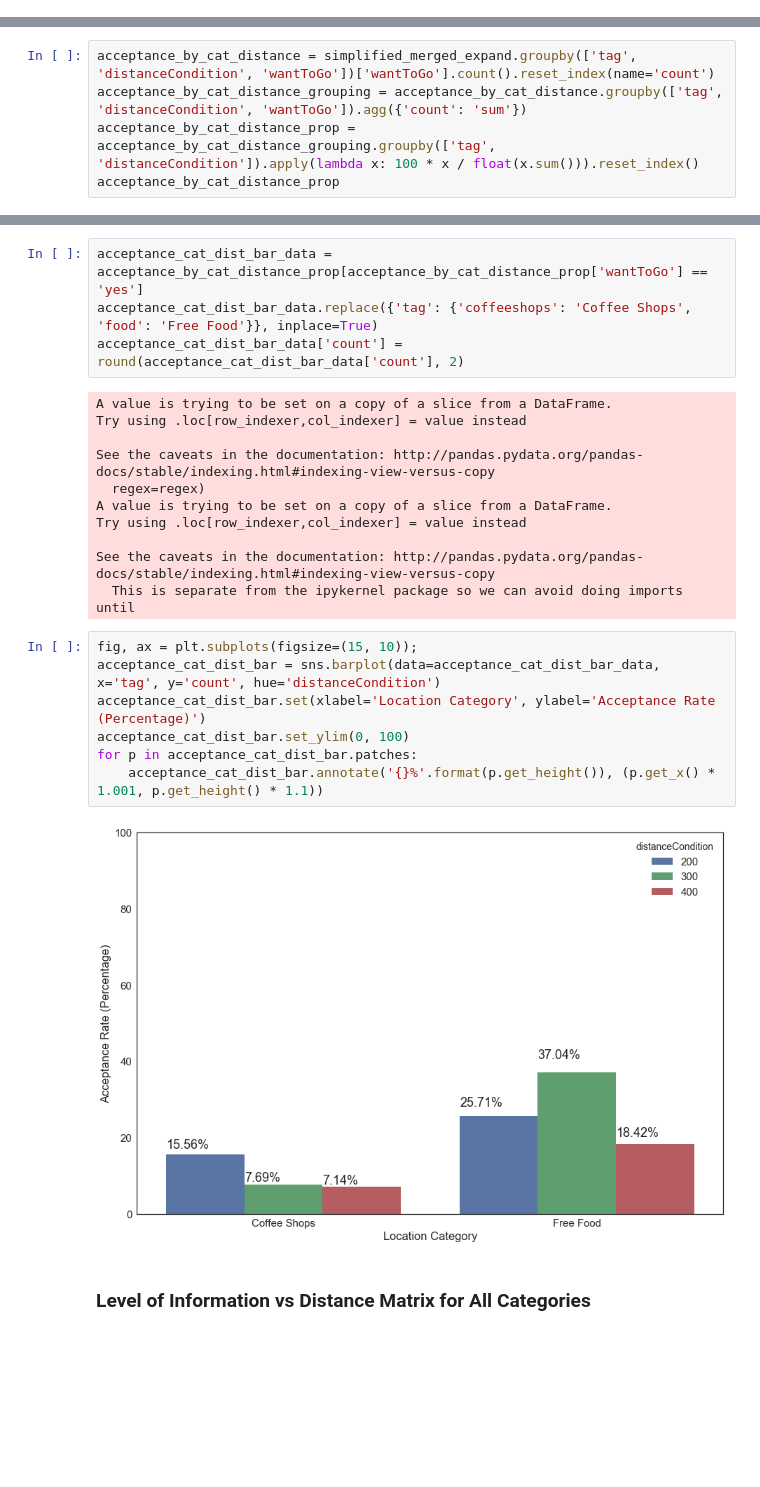
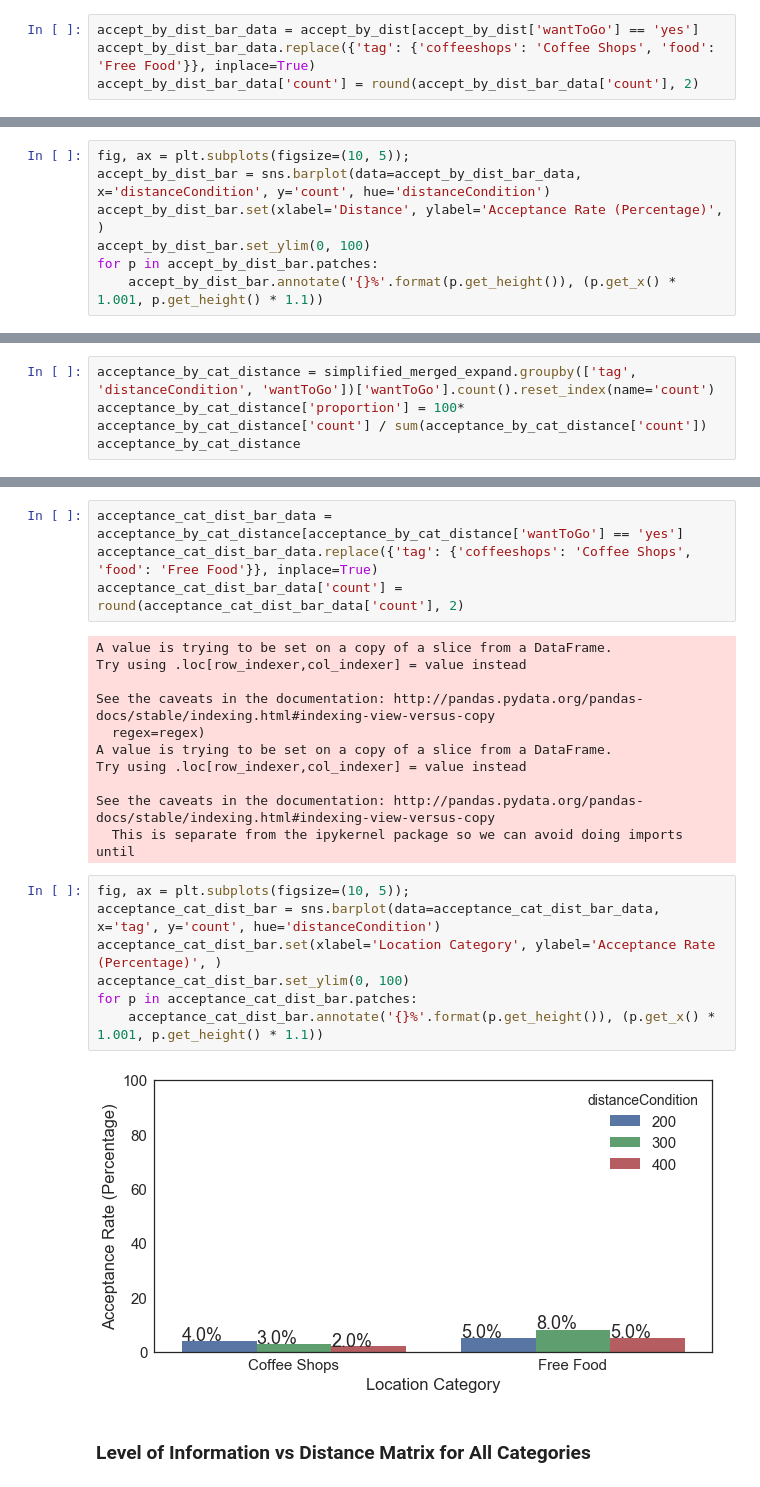
Before and after one commit to NUDelta/les-study-analysis, a Jupyter notebook: expand-exploit-study-analysis.ipynb, the cells around one changed output, grey strips where cells are left out. Cells and saved outputs as stored; diff of their text form; blank space fills up the shorter version.

```diff
--- a/expand-exploit-study-analysis.ipynb
+++ b/expand-exploit-study-analysis.ipynb
@@ -411,0 +450,4 @@ sns.barplot(data=acceptance_by_cat[['tag', 'count', 'wantToGo']], x='tag', y='co
+# %%
+accept_by_dist_bar_data = accept_by_dist[accept_by_dist['wantToGo'] == 'yes']
+accept_by_dist_bar_data.replace({'tag': {'coffeeshops': 'Coffee Shops', 'food': 'Free Food'}}, inplace=True)
+accept_by_dist_bar_data['count'] = round(accept_by_dist_bar_data['count'], 2)
@@ -411,0 +460,7 @@ sns.barplot(data=acceptance_by_cat[['tag', 'count', 'wantToGo']], x='tag', y='co
+# %%
+fig, ax = plt.subplots(figsize=(10, 5));
+accept_by_dist_bar = sns.barplot(data=accept_by_dist_bar_data, x='distanceCondition', y='count', hue='distanceCondition')
+accept_by_dist_bar.set(xlabel='Distance', ylabel='Acceptance Rate (Percentage)', )
+accept_by_dist_bar.set_ylim(0, 100)
+for p in accept_by_dist_bar.patches:
+    accept_by_dist_bar.annotate('{}%'.format(p.get_height()), (p.get_x() * 1.001, p.get_height() * 1.1))
@@ -412,6 +469,5 @@ sns.barplot(data=acceptance_by_cat[['tag', 'count', 'wantToGo']], x='tag', y='co
 # %%
 acceptance_by_cat_distance = simplified_merged_expand.groupby(['tag', 'distanceCondition', 'wantToGo'])['wantToGo'].count().reset_index(name='count')
-acceptance_by_cat_distance_grouping = acceptance_by_cat_distance.groupby(['tag', 'distanceCondition', 'wantToGo']).agg({'count': 'sum'})
-acceptance_by_cat_distance_prop = acceptance_by_cat_distance_grouping.groupby(['tag', 'distanceCondition']).apply(lambda x: 100 * x / float(x.sum())).reset_index()
-acceptance_by_cat_distance_prop
+acceptance_by_cat_distance['proportion'] = 100* acceptance_by_cat_distance['count'] / sum(acceptance_by_cat_distance['count'])
+acceptance_by_cat_distance
 # %% [output]
@@ -431,5 +487,5 @@ acceptance_by_cat_distance_prop
 # %%
-acceptance_cat_dist_bar_data = acceptance_by_cat_distance_prop[acceptance_by_cat_distance_prop['wantToGo'] == 'yes']
+acceptance_cat_dist_bar_data = acceptance_by_cat_distance[acceptance_by_cat_distance['wantToGo'] == 'yes']
 acceptance_cat_dist_bar_data.replace({'tag': {'coffeeshops': 'Coffee Shops', 'food': 'Free Food'}}, inplace=True)
 acceptance_cat_dist_bar_data['count'] = round(acceptance_cat_dist_bar_data['count'], 2)
 # %% [output]
@@ -444,14 +500,14 @@ Try using .loc[row_indexer,col_indexer] = value instead
 See the caveats in the documentation: http://pandas.pydata.org/pandas-docs/stable/indexing.html#indexing-view-versus-copy
   This is separate from the ipykernel package so we can avoid doing imports until
 # %%
-fig, ax = plt.subplots(figsize=(15, 10));
+fig, ax = plt.subplots(figsize=(10, 5));
 acceptance_cat_dist_bar = sns.barplot(data=acceptance_cat_dist_bar_data, x='tag', y='count', hue='distanceCondition')
-acceptance_cat_dist_bar.set(xlabel='Location Category', ylabel='Acceptance Rate (Percentage)')
+acceptance_cat_dist_bar.set(xlabel='Location Category', ylabel='Acceptance Rate (Percentage)', )
 acceptance_cat_dist_bar.set_ylim(0, 100)
 for p in acceptance_cat_dist_bar.patches:
     acceptance_cat_dist_bar.annotate('{}%'.format(p.get_height()), (p.get_x() * 1.001, p.get_height() * 1.1))
 # %% [output]
-[figure, old version]
+[figure, new version]
 # %% [markdown]
 ### Level of Information vs Distance Matrix for All Categories
 # %%
```
Also changed, not shown: parts of 25 cells of this notebook.
